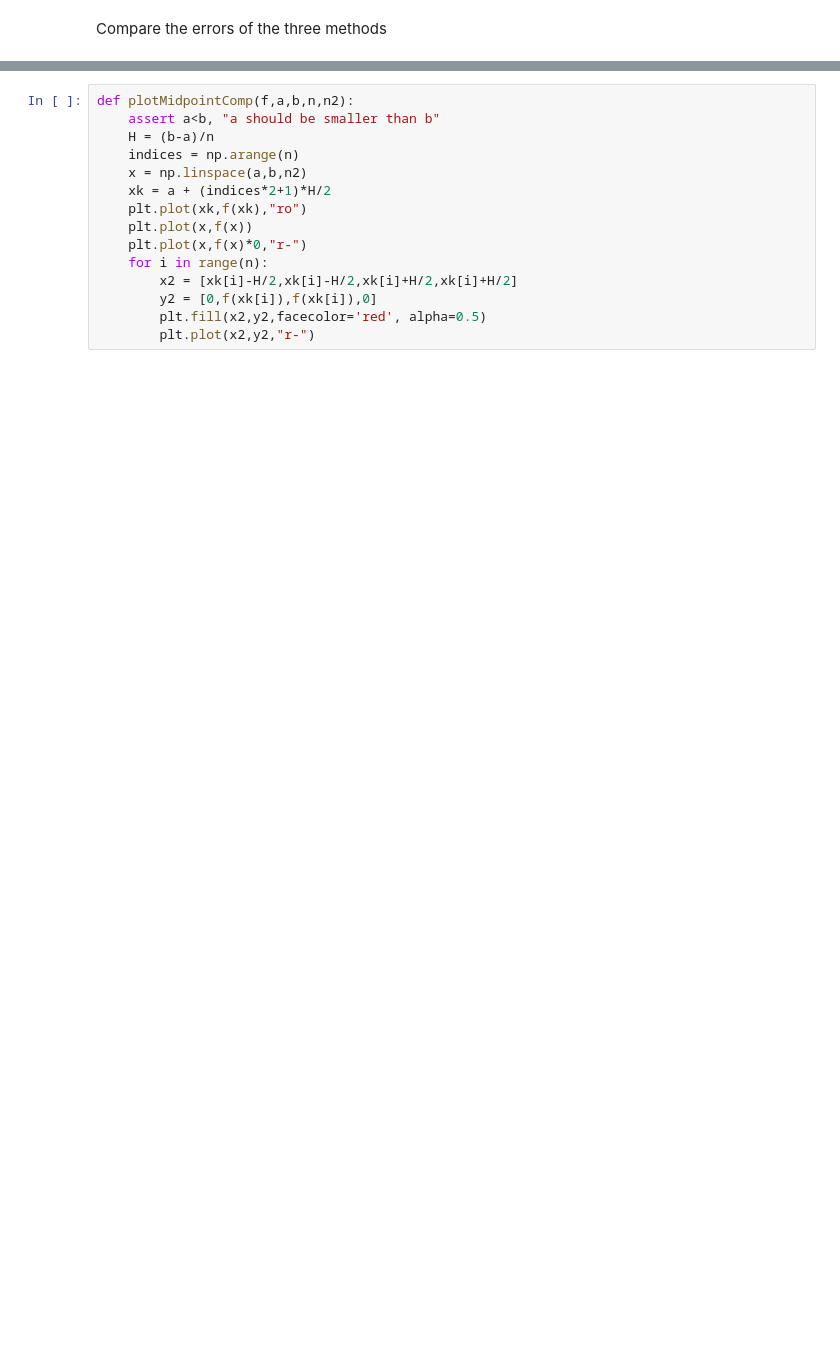
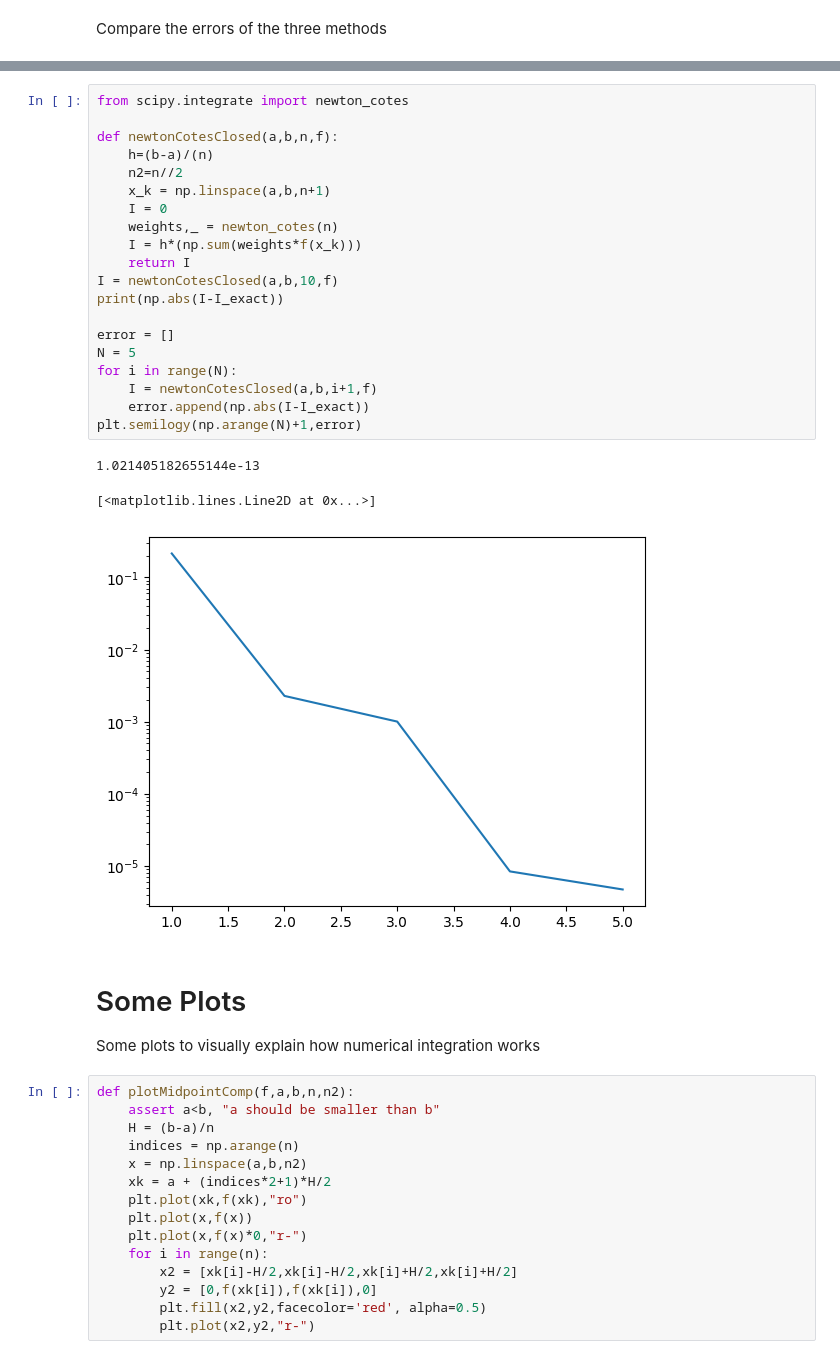
Before and after one commit to giovastabile/analisi_numerica, a Jupyter notebook: notebooks/05_integrazione_numerica.ipynb, the cells around one changed output, grey strips where cells are left out. Cells and saved outputs as stored; diff of their text form; blank space fills up the shorter version.

Commit message:
solution on integration

```diff
--- a/notebooks/05_integrazione_numerica.ipynb
+++ b/notebooks/05_integrazione_numerica.ipynb
@@ -205,3 +239,30 @@ plt.legend()
+# %%
+from scipy.integrate import newton_cotes
+
+def newtonCotesClosed(a,b,n,f):
+    h=(b-a)/(n)
+    n2=n//2
+    x_k = np.linspace(a,b,n+1)
+    I = 0
+    weights,_ = newton_cotes(n)
+    I = h*(np.sum(weights*f(x_k)))
+    return I
+I = newtonCotesClosed(a,b,10,f)
+print(np.abs(I-I_exact))
+
+error = []
+N = 5
+for i in range(N):
+    I = newtonCotesClosed(a,b,i+1,f)
+    error.append(np.abs(I-I_exact))
+plt.semilogy(np.arange(N)+1,error)
+# %% [output]
+1.021405182655144e-13
+[<matplotlib.lines.Line2D at 0x...>]
+[figure, added]
+# %% [markdown]
+# Some Plots
+Some plots to visually explain how numerical integration works
 # %%
 def plotMidpointComp(f,a,b,n,n2):
     assert a<b, "a should be smaller than b"
```
Also changed, not shown: parts of 12 cells of this notebook, 1 other file.
